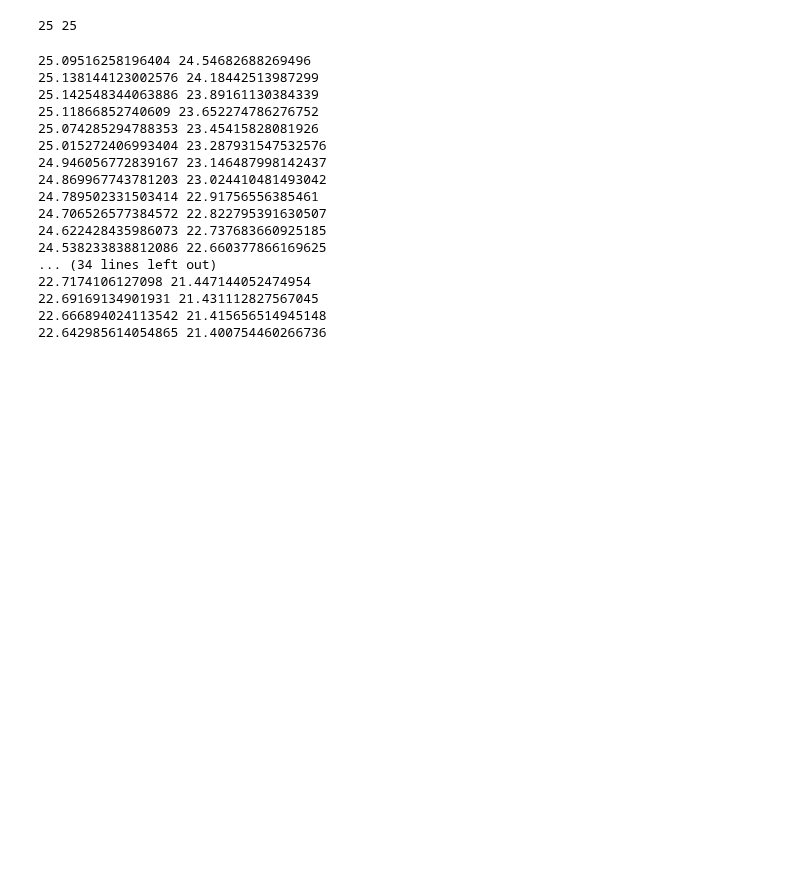
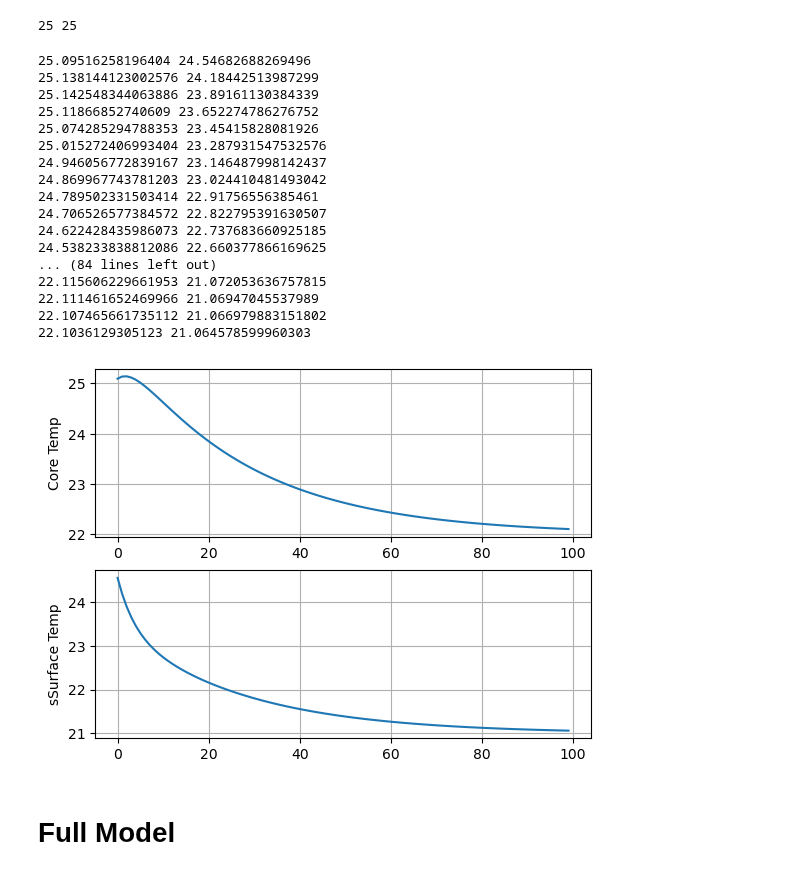
Before and after one commit to amirhosseinh77/Lithium-ion-Battery-Sim, a Jupyter notebook: thermal.ipynb, the cells around one changed output. Drawn from its saved outputs; the diff is of its cells as text; code cells hidden in the pictures; blank space fills up the shorter version.

```diff
--- a/thermal.ipynb
+++ b/thermal.ipynb
@@ -4,15 +4,20 @@ import matplotlib.pyplot as plt
 # %%
 from elements.fullModel import LumpedModel
 # %%
-thermal_model = LumpedModel(dt = 1)
+thermal_model = LumpedModel(T=25, dt=1)
 # %%
 print(thermal_model.Tc,thermal_model.Ts)
 # %% [output]
 25 25
 # %%
-for i in range(50):
+temps = []
+
+for i in range(100):
     thermal_model.updateTemp(100,20)
+    temps.append([thermal_model.Tc, thermal_model.Ts])
     print(thermal_model.Tc,thermal_model.Ts)
+
+temps = np.array(temps)
 # %% [output]
 25.09516258196404 24.54682688269496
 25.138144123002576 24.18442513987299
@@ -26,8 +31,21 @@ for i in range(50):
 24.706526577384572 22.822795391630507
 24.622428435986073 22.737683660925185
 24.538233838812086 22.660377866169625
-... (34 lines left out)
-22.7174106127098 21.447144052474954
-22.69169134901931 21.431112827567045
-22.666894024113542 21.415656514945148
-22.642985614054865 21.400754460266736
+... (84 lines left out)
+22.115606229661953 21.072053636757815
+22.111461652469966 21.06947045537989
+22.107465661735112 21.066979883151802
+22.1036129305123 21.064578599960303
+# %%
+plt.subplot(2,1,1)
+plt.plot(temps[:,0])
+plt.ylabel('Core Temp')
+plt.grid()
+plt.subplot(2,1,2)
+plt.plot(temps[:,1])
+plt.ylabel('sSurface Temp')
+plt.grid()
+# %% [output]
+[figure, added]
+# %% [markdown]
+# Full Model
```
Also changed, not shown: parts of 2 cells of this notebook, 2 other files.
